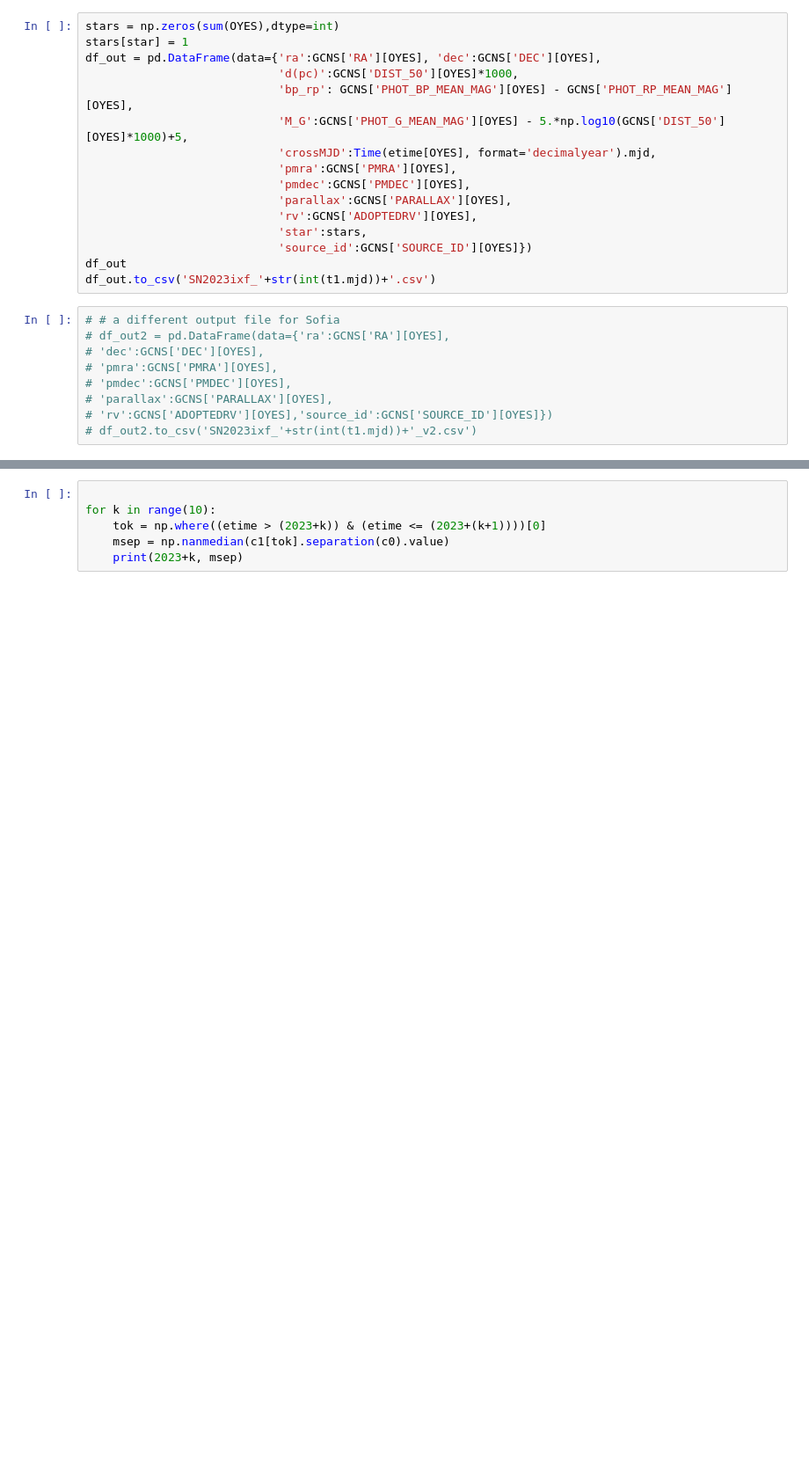
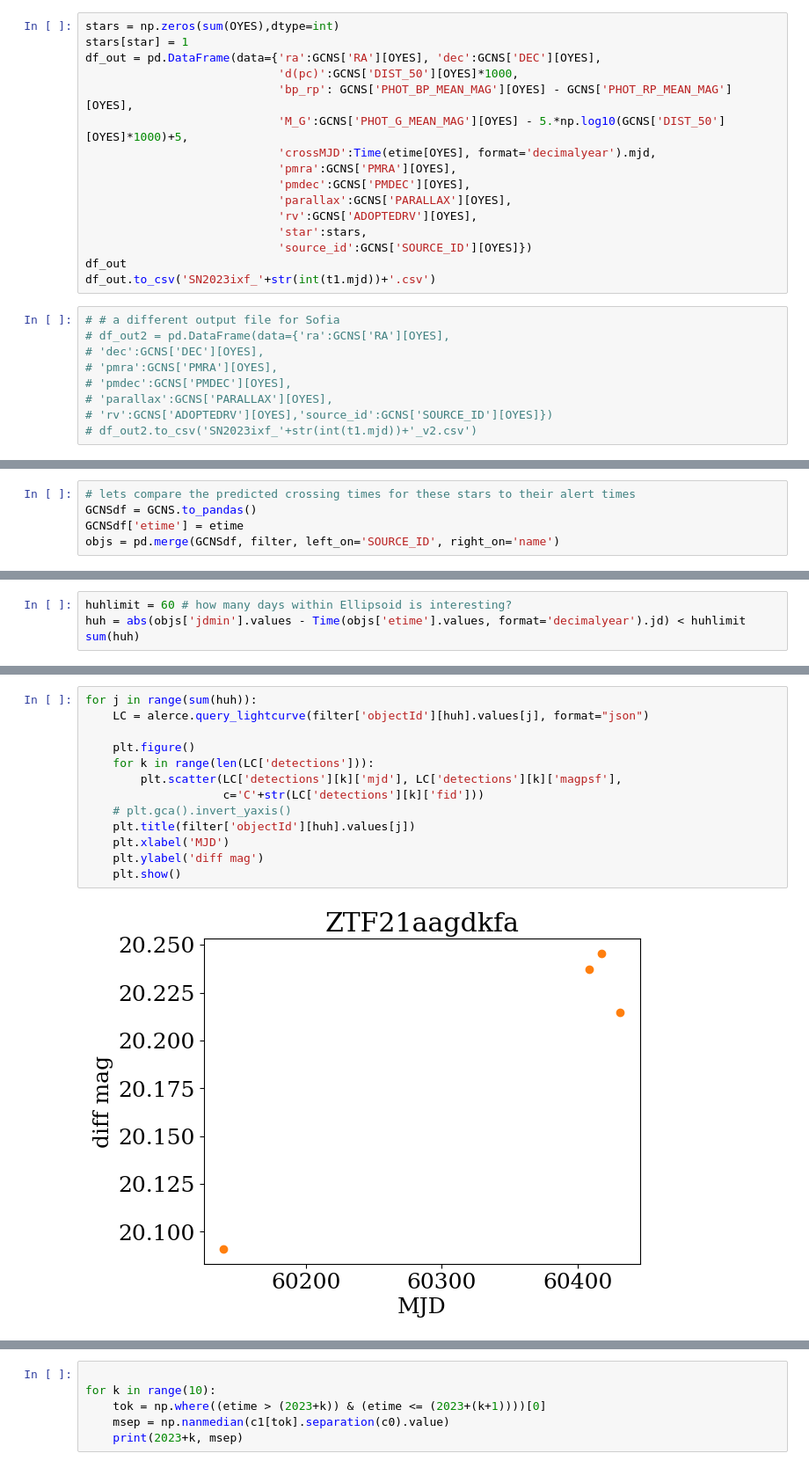
Before and after one commit to jradavenport/m101_ellipsoid, a Jupyter notebook: SN 2023ixf.ipynb, the cells around one changed output, grey strips where cells are left out. Shown at 88% size. Drawn from its saved outputs; the diff is of its cells as text; blank space fills up the shorter version.

```diff
--- a/SN 2023ixf.ipynb
+++ b/SN 2023ixf.ipynb
@@ -282,0 +337,5 @@ plt.savefig('SN2023ixf_radec_time.png', dpi=150, bbox_inches='tight', pad_inches
+# %%
+# lets compare the predicted crossing times for these stars to their alert times
+GCNSdf = GCNS.to_pandas()
+GCNSdf['etime'] = etime
+objs = pd.merge(GCNSdf, filter, left_on='SOURCE_ID', right_on='name')
@@ -282,0 +364,4 @@ plt.savefig('SN2023ixf_radec_time.png', dpi=150, bbox_inches='tight', pad_inches
+# %%
+huhlimit = 60 # how many days within Ellipsoid is interesting?
+huh = abs(objs['jdmin'].values - Time(objs['etime'].values, format='decimalyear').jd) < huhlimit
+sum(huh)
@@ -282,0 +387,15 @@ plt.savefig('SN2023ixf_radec_time.png', dpi=150, bbox_inches='tight', pad_inches
+# %%
+for j in range(sum(huh)):
+    LC = alerce.query_lightcurve(filter['objectId'][huh].values[j], format="json")
+
+    plt.figure()
+    for k in range(len(LC['detections'])):
+        plt.scatter(LC['detections'][k]['mjd'], LC['detections'][k]['magpsf'],
+                    c='C'+str(LC['detections'][k]['fid']))
+    # plt.gca().invert_yaxis()
+    plt.title(filter['objectId'][huh].values[j])
+    plt.xlabel('MJD')
+    plt.ylabel('diff mag')
+    plt.show()
+# %% [output]
+[figure, added]
```
Also changed, not shown: parts of 21 cells of this notebook.
